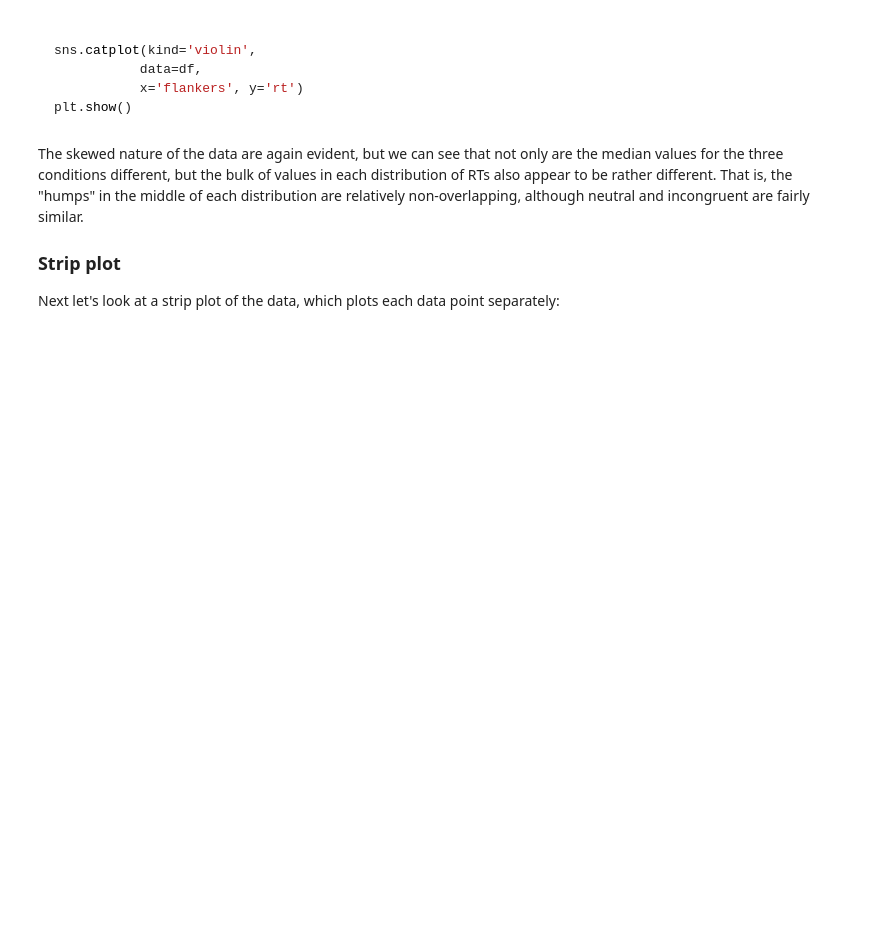
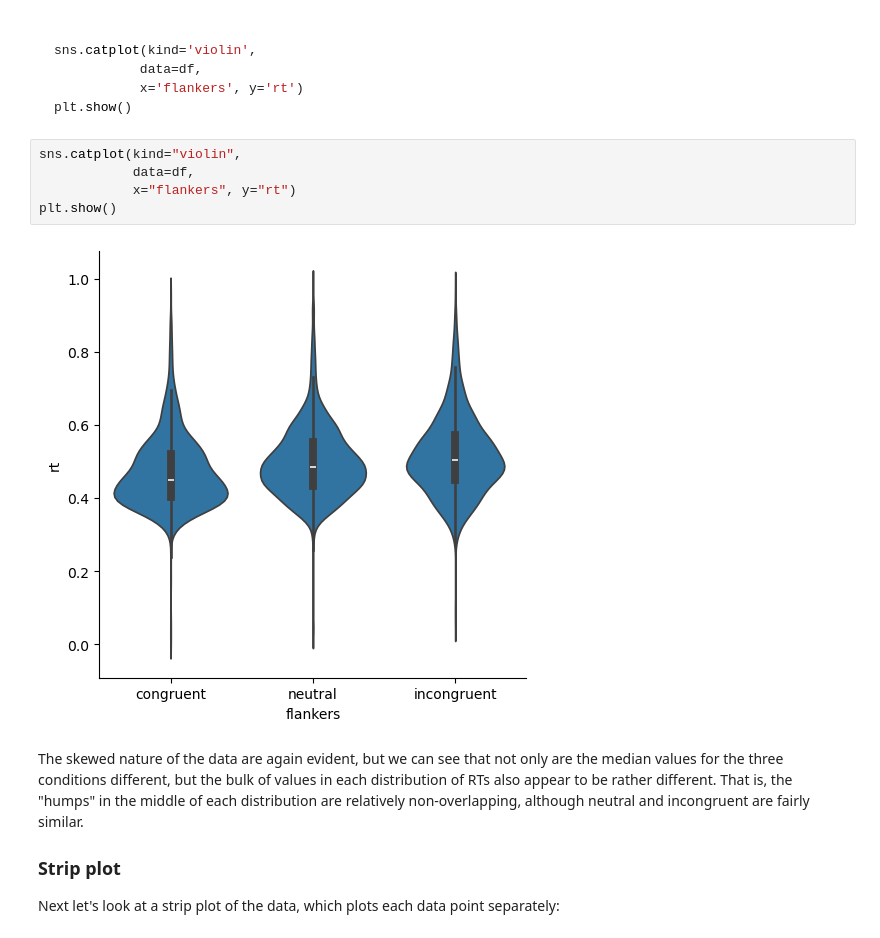
Before and after one commit to freddylearnsc0de/Chapter-5---EDA, a Jupyter notebook: 1 - repeated_measures.ipynb, the cells around one changed output. Saved outputs shown, nothing was run; the diff lists cells and outputs as text; blank space fills up the shorter version.

```diff
--- a/1 - repeated_measures.ipynb
+++ b/1 - repeated_measures.ipynb
@@ -84,6 +119,13 @@ sns.catplot(kind='violin',
            x='flankers', y='rt')
 plt.show()
 ~~~
+# %%
+sns.catplot(kind="violin",
+            data=df,
+            x="flankers", y="rt")
+plt.show()
+# %% [output]
+[figure, added]
 # %% [markdown]
 The skewed nature of the data are again evident, but we can see that not only are the median values for the three conditions different, but the bulk of values in each distribution of RTs also appear to be rather different. That is, the "humps" in the middle of each distribution are relatively non-overlapping, although neutral and incongruent are fairly similar.
 
```
Also changed, not shown: parts of 22 cells of this notebook, 2 other files.
